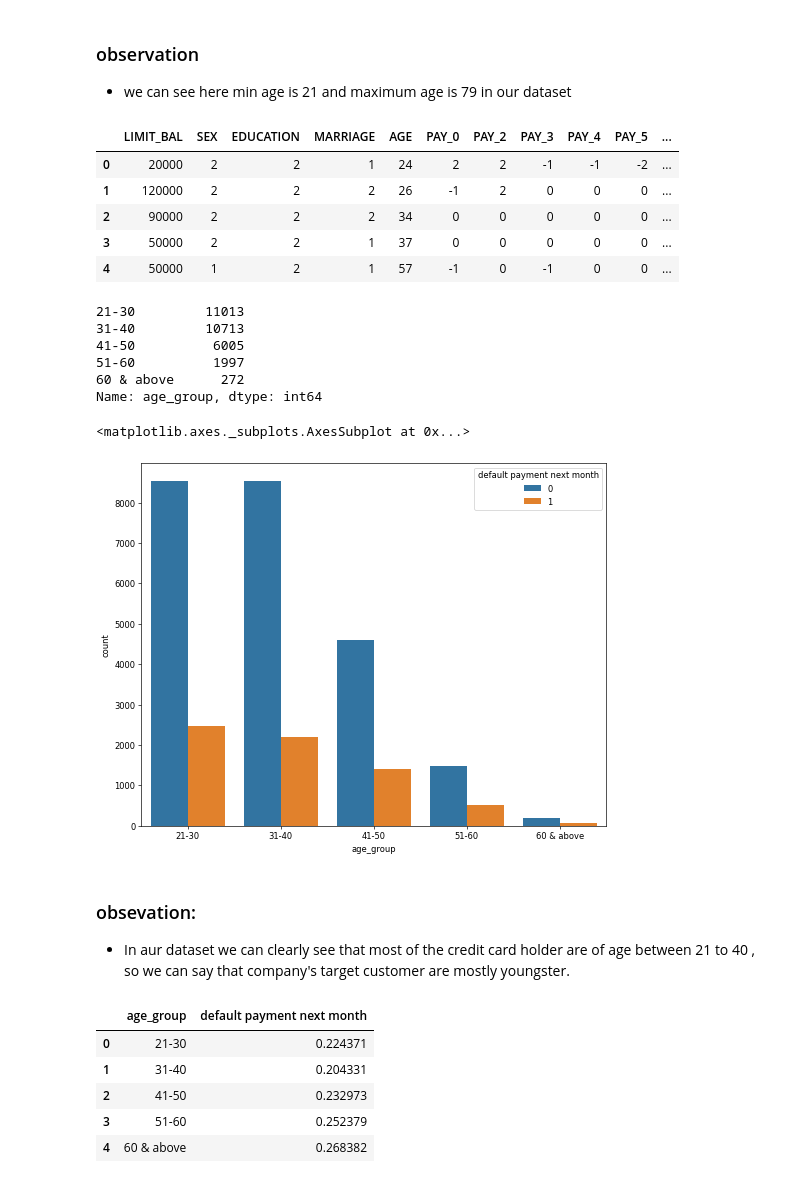
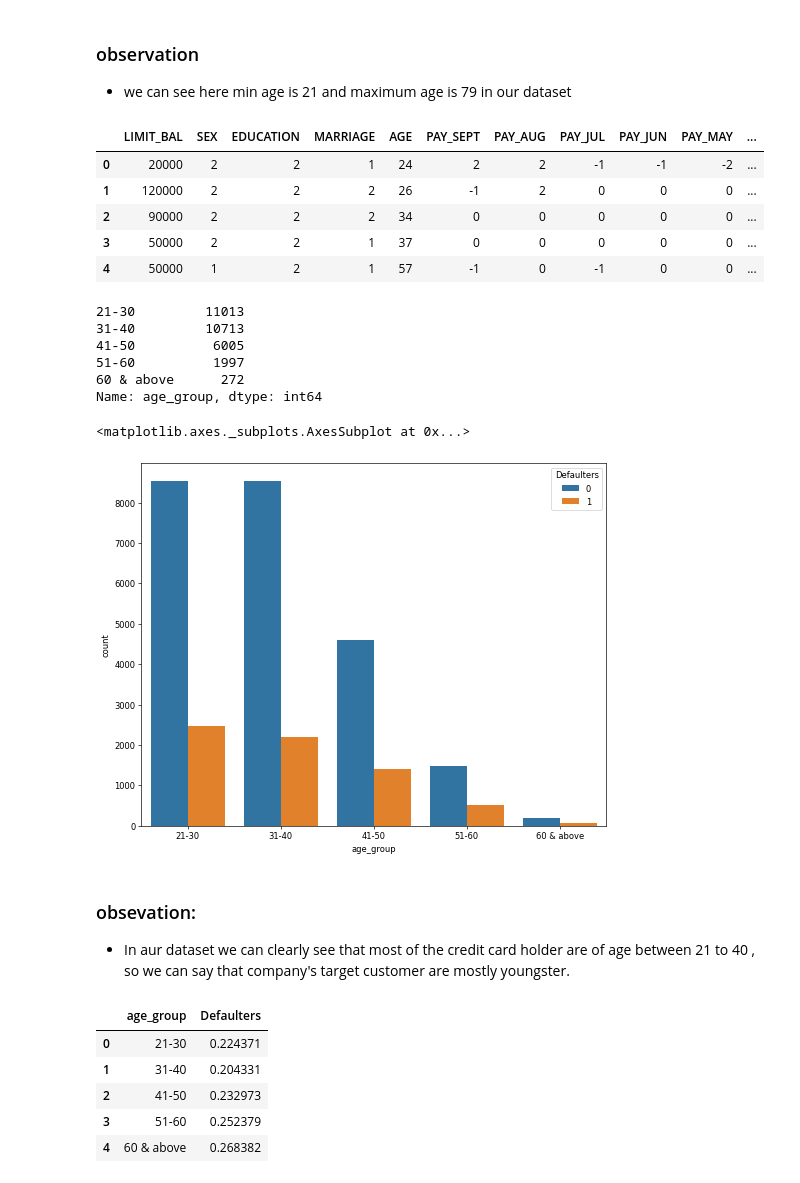
Before and after one commit to Aaryant31/Credit-Card-Default-Prediction, a Jupyter notebook: Rahul_kumar_soni_Credit_Card_Default_Prediction_Capstone_Project.ipynb, the cells around one changed output. Saved outputs shown, nothing was run; the diff lists cells and outputs as text; code cells hidden in the pictures.

```diff
--- a/Rahul_kumar_soni_Credit_Card_Default_Prediction_Capstone_Project.ipynb
+++ b/Rahul_kumar_soni_Credit_Card_Default_Prediction_Capstone_Project.ipynb
@@ -161,0 +188,8 @@ Name: default payment next month, dtype: int64
+# %%
+df.rename(columns={'default payment next month' : 'Defaulters'}, inplace=True)
+# %%
+df.rename(columns={'PAY_0':'PAY_SEPT','PAY_2':'PAY_AUG','PAY_3':'PAY_JUL','PAY_4':'PAY_JUN','PAY_5':'PAY_MAY','PAY_6':'PAY_APR'},inplace=True)
+
+df.rename(columns={'BILL_AMT1':'BILL_AMT_SEPT','BILL_AMT2':'BILL_AMT_AUG','BILL_AMT3':'BILL_AMT_JUL','BILL_AMT4':'BILL_AMT_JUN','BILL_AMT5':'BILL_AMT_MAY','BILL_AMT6':'BILL_AMT_APR'}, inplace = True)
+
+df.rename(columns={'PAY_AMT1':'PAY_AMT_SEPT','PAY_AMT2':'PAY_AMT_AUG','PAY_AMT3':'PAY_AMT_JUL','PAY_AMT4':'PAY_AMT_JUN','PAY_AMT5':'PAY_AMT_MAY','PAY_AMT6':'PAY_AMT_APR'},inplace=True)
@@ -297,7 +377,7 @@ df['age_group']=df['AGE'].apply(lambda x: age_cohort(x))
 # %%
 df.head()
 # %% [output]
-|  | LIMIT_BAL | SEX | EDUCATION | MARRIAGE | AGE | PAY_0 | PAY_2 | PAY_3 | PAY_4 | PAY_5 | ... |
+|  | LIMIT_BAL | SEX | EDUCATION | MARRIAGE | AGE | PAY_SEPT | PAY_AUG | PAY_JUL | PAY_JUN | PAY_MAY | ... |
 | 0 | 20000 | 2 | 2 | 1 | 24 | 2 | 2 | -1 | -1 | -2 | ... |
 | 1 | 120000 | 2 | 2 | 2 | 26 | -1 | 2 | 0 | 0 | 0 | ... |
 | 2 | 90000 | 2 | 2 | 2 | 34 | 0 | 0 | 0 | 0 | 0 | ... |
@@ -315,18 +395,18 @@ Name: age_group, dtype: int64
 # %%
 #visualizing age group
 plt.figure(figsize=(10,8),dpi=60)
-sns.countplot(x=df['age_group'].sort_values(),data=df,hue='default payment next month')
+sns.countplot(x=df['age_group'].sort_values(),data=df,hue='Defaulters')
 # %% [output]
 <matplotlib.axes._subplots.AxesSubplot at 0x...>
-[figure, old version]
+[figure, new version]
 # %% [markdown]
 ### obsevation:
 - In aur dataset we can clearly see that most of the credit card holder are of age between 21 to 40 , so we can say that company's target customer are mostly youngster.
 # %%
 #checking the dedfault ratio of age_group
-df[['default payment next month','age_group']].groupby('age_group').mean().reset_index()
+df[['Defaulters','age_group']].groupby('age_group').mean().reset_index()
 # %% [output]
-|  | age_group | default payment next month |
+|  | age_group | Defaulters |
 | 0 | 21-30 | 0.224371 |
 | 1 | 31-40 | 0.204331 |
 | 2 | 41-50 | 0.232973 |
```
Also changed, not shown: parts of 23 cells of this notebook.
